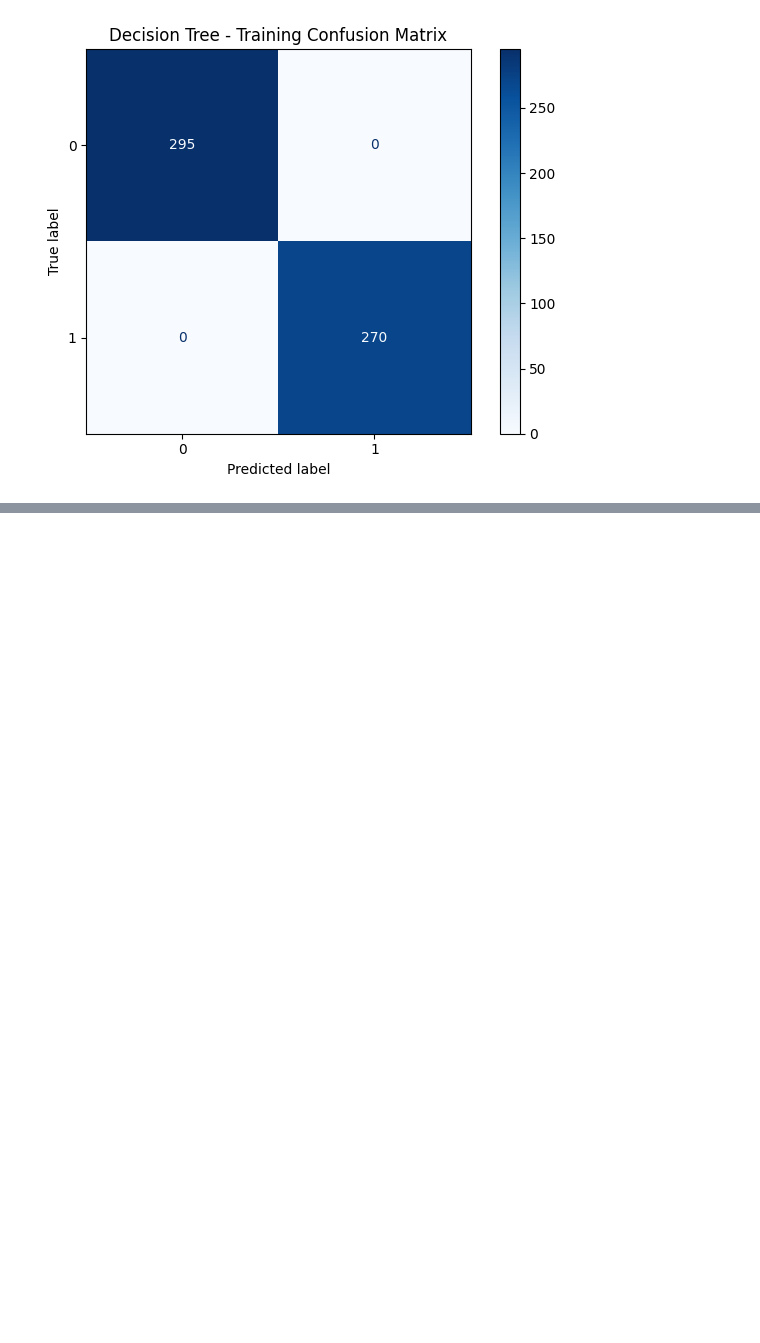
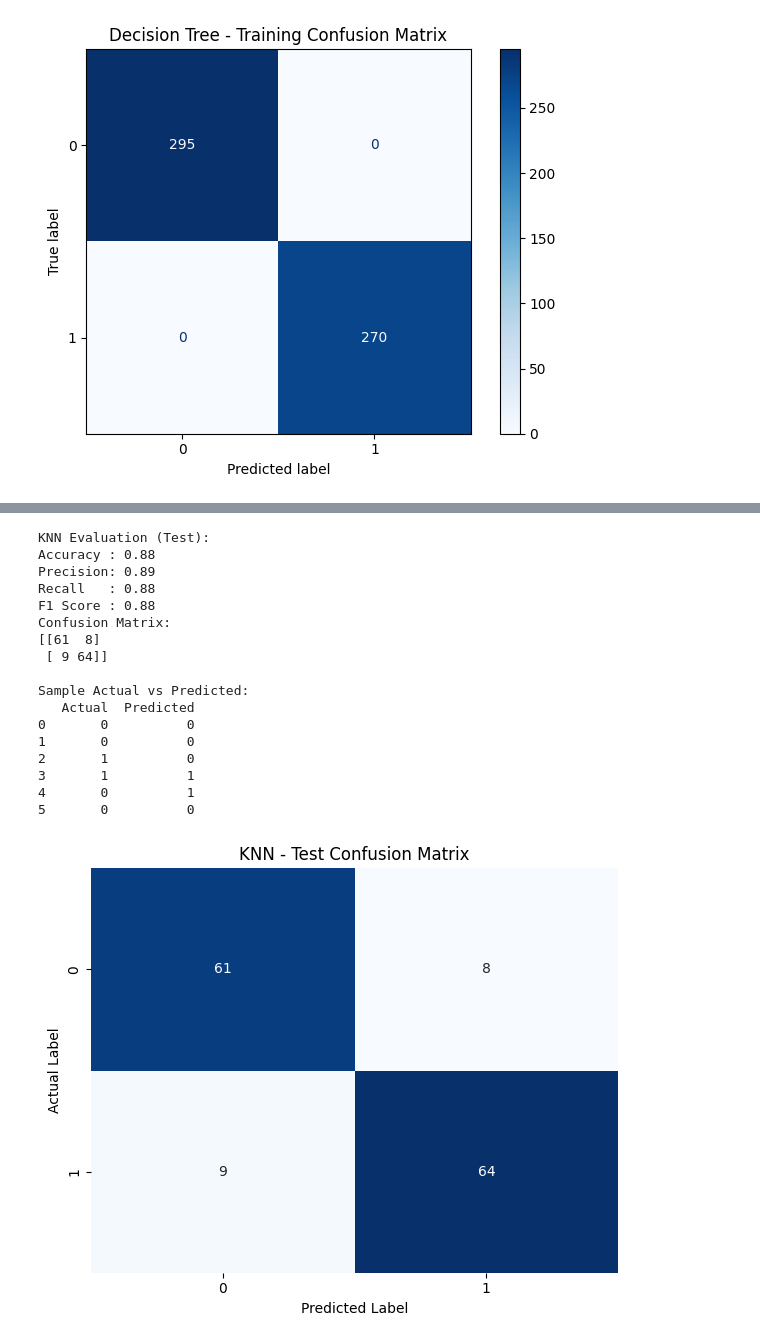
Before and after one commit to Shahaanb/ML-Weather-Model-Comparison, a Jupyter notebook: Different_Features/Precipitation_Binary.ipynb, the cells around one changed output, grey strips where cells are left out. Saved outputs shown, nothing was run; the diff lists cells and outputs as text; code cells hidden in the pictures; blank space fills up the shorter version.

```diff
--- a/Different_Features/Precipitation_Binary.ipynb
+++ b/Different_Features/Precipitation_Binary.ipynb
@@ -211,0 +288,24 @@ Sample Actual vs Predicted:
+# %%
+#KNN
+knn = KNeighborsClassifier(n_neighbors=5)
+knn.fit(X_train, y_train)
+evaluate_model("KNN", knn,X_train, y_train, X_test, y_test)
+# %% [output]
+KNN Evaluation (Test):
+Accuracy : 0.88
+Precision: 0.89
+Recall   : 0.88
+F1 Score : 0.88
+Confusion Matrix:
+[[61  8]
+ [ 9 64]]
+
+Sample Actual vs Predicted:
+   Actual  Predicted
+0       0          0
+1       0          0
+2       1          0
+3       1          1
+4       0          1
+5       0          0
+[figure, added]
```
Also changed, not shown: parts of 6 cells of this notebook, 1 other file.
